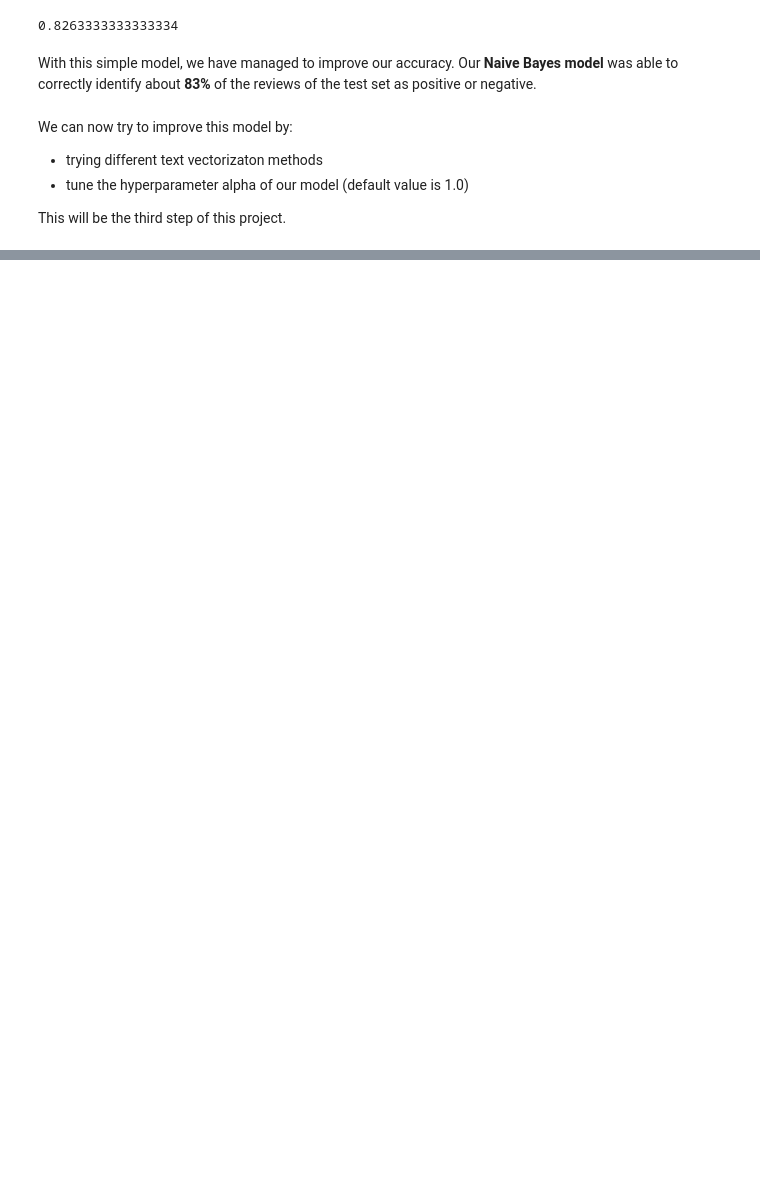
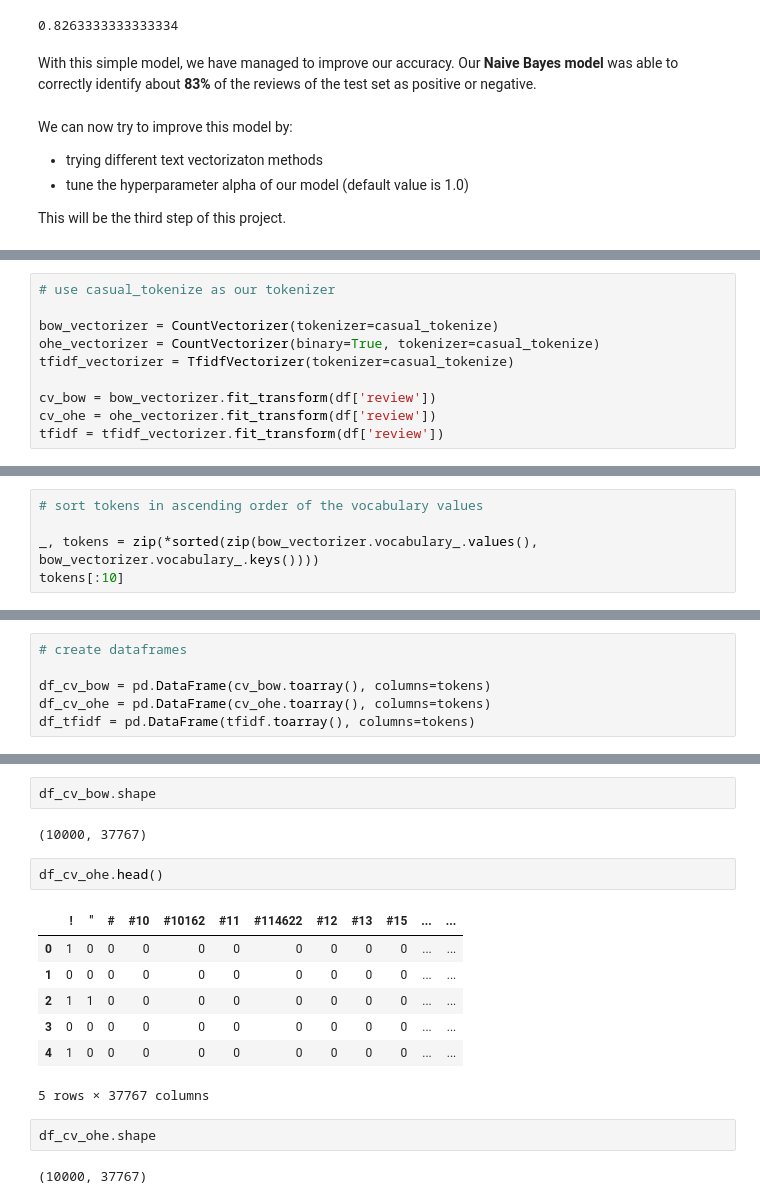
Before and after one commit to j-n-t/natural_language_processing, a Jupyter notebook: Sentiment Analysis.ipynb, the cells around one changed output, grey strips where cells are left out. Saved outputs shown, nothing was run; the diff lists cells and outputs as text; blank space fills up the shorter version.

```diff
--- a/Sentiment Analysis.ipynb
+++ b/Sentiment Analysis.ipynb
@@ -307,0 +330,10 @@ This will be the third step of this project.
+# %%
+# use casual_tokenize as our tokenizer
+
+bow_vectorizer = CountVectorizer(tokenizer=casual_tokenize)
+ohe_vectorizer = CountVectorizer(binary=True, tokenizer=casual_tokenize)
+tfidf_vectorizer = TfidfVectorizer(tokenizer=casual_tokenize)
+
+cv_bow = bow_vectorizer.fit_transform(df['review'])
+cv_ohe = ohe_vectorizer.fit_transform(df['review'])
+tfidf = tfidf_vectorizer.fit_transform(df['review'])
@@ -307,0 +370,5 @@ This will be the third step of this project.
+# %%
+# sort tokens in ascending order of the vocabulary values
+
+_, tokens = zip(*sorted(zip(bow_vectorizer.vocabulary_.values(), bow_vectorizer.vocabulary_.keys())))
+tokens[:10]
@@ -307,0 +377,6 @@ This will be the third step of this project.
+# %%
+# create dataframes
+
+df_cv_bow = pd.DataFrame(cv_bow.toarray(), columns=tokens)
+df_cv_ohe = pd.DataFrame(cv_ohe.toarray(), columns=tokens)
+df_tfidf = pd.DataFrame(tfidf.toarray(), columns=tokens)
@@ -307,0 +395,18 @@ This will be the third step of this project.
+# %%
+df_cv_bow.shape
+# %% [output]
+(10000, 37767)
+# %%
+df_cv_ohe.head()
+# %% [output]
+|  | ! | " | # | #10 | #10162 | #11 | #114622 | #12 | #13 | #15 | ... | ... |
+| 0 | 1 | 0 | 0 | 0 | 0 | 0 | 0 | 0 | 0 | 0 | ... | ... |
+| 1 | 0 | 0 | 0 | 0 | 0 | 0 | 0 | 0 | 0 | 0 | ... | ... |
+| 2 | 1 | 1 | 0 | 0 | 0 | 0 | 0 | 0 | 0 | 0 | ... | ... |
+| 3 | 0 | 0 | 0 | 0 | 0 | 0 | 0 | 0 | 0 | 0 | ... | ... |
+| 4 | 1 | 0 | 0 | 0 | 0 | 0 | 0 | 0 | 0 | 0 | ... | ... |
+5 rows × 37767 columns
+# %%
+df_cv_ohe.shape
+# %% [output]
+(10000, 37767)
```
Also changed, not shown: parts of 40 cells of this notebook.
